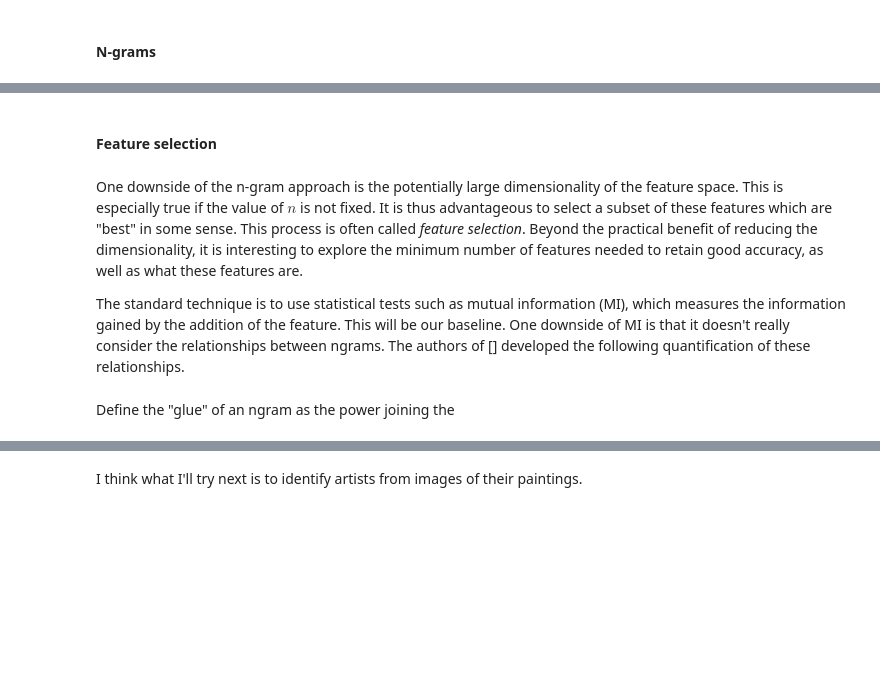
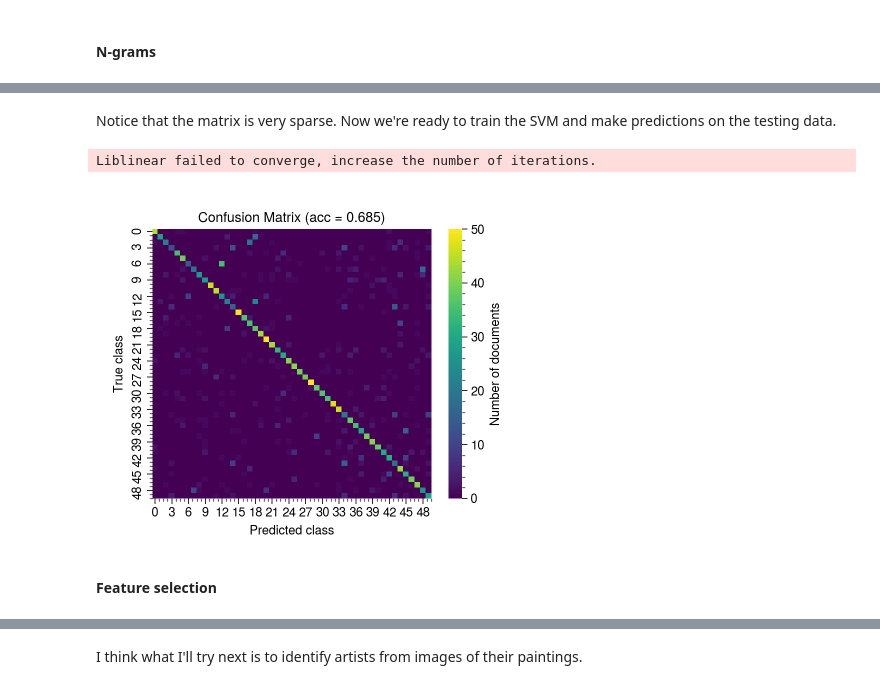
Before and after one commit to austin-hoover/blog_old, a Jupyter notebook: _notebooks/2021-04-01-authorship_identification.ipynb, the cells around one changed output, grey strips where cells are left out. Saved outputs shown, nothing was run; the diff lists cells and outputs as text; code cells hidden in the pictures; blank space fills up the shorter version.

```diff
--- a/_notebooks/2021-04-01-authorship_identification.ipynb
+++ b/_notebooks/2021-04-01-authorship_identification.ipynb
@@ -188,23 +189,20 @@ def load_file(filename):
         string = string.replace(c, '_')
     return string
 
-
 def load_files(outer_path):
-    texts, class_ids, author_names = [], [], []
+    texts, class_ids, class_names = [], [], []
     for class_id, folder in enumerate(sorted(listdir(outer_path))):
-        author_names.append(folder)
         folder_path = join(outer_path, folder)
         for filename in listdir(folder_path):
             class_ids.append(class_id)
-            filename = join(folder_path, filename)
-            file = open(filename, 'r')
+            class_names.append(folder)
+            file = open(join(folder_path, filename), 'r')
             text = file.read()
             for c in ('\n', ' '):
                 text = text.replace(c, '_')
             texts.append(text)
             file.close()
-    return texts, class_ids, author_names
+    return texts, class_ids, class_names
 
-texts_train, y_train, author_names = load_files('reuters_data/train')
-texts_test, y_test, _ = load_files('reuters_data/train')
-print(texts_train[0])
+texts_train, y_train, authors_train = load_files('reuters_data/train')
+texts_test, y_test, authors_test = load_files('reuters_data/test')
@@ -268,8 +277,23 @@ So doing this manually is pretty slow. Maybe it's better to just use sklearn.
+# %% [markdown]
+Notice that the matrix is very sparse. Now we're ready to train the SVM and make predictions on the testing data.
+# %%
+#hide_output
+clf = svm.LinearSVC(C=1)
+clf.fit(X_train, y_train)
+y_pred = clf.predict(X_test)
+# %% [output]
+Liblinear failed to converge, increase the number of iterations.
+# %%
+from sklearn.metrics import accuracy_score, confusion_matrix
+
+acc = accuracy_score(y_test, y_pred)
+cmat = confusion_matrix(y_test, y_pred)
+
+fig, ax = plt.subplots(figsize=(4.5, 3.5))
+sns.heatmap(cmat, ax=ax, cmap='Viridis', cbar_kws=dict(label='Number of documents'))
+ax.set_title('Confusion Matrix (acc = {:.3f})'.format(acc))
+ax.set_ylabel('True class'); ax.set_xlabel('Predicted class');
+# %% [output]
+[figure, added]
 # %% [markdown]
 #### Feature selection
-# %% [markdown]
-One downside of the n-gram approach is the potentially large dimensionality of the feature space. This is especially true if the value of $n$ is not fixed. It is thus advantageous to select a subset of these features which are "best" in some sense. This process is often called *feature selection*. Beyond the practical benefit of reducing the dimensionality, it is interesting to explore the minimum number of features needed to retain good accuracy, as well as what these features are.
-
-The standard technique is to use statistical tests such as mutual information (MI), which measures the information gained by the addition of the feature. This will be our baseline. One downside of MI is that it doesn't really consider the relationships between ngrams. The authors of [] developed the following quantification of these relationships.
-# %% [markdown]
-Define the "glue" of an ngram as the power joining the
```
Also changed, not shown: parts of 33 cells of this notebook, 6 other files.
